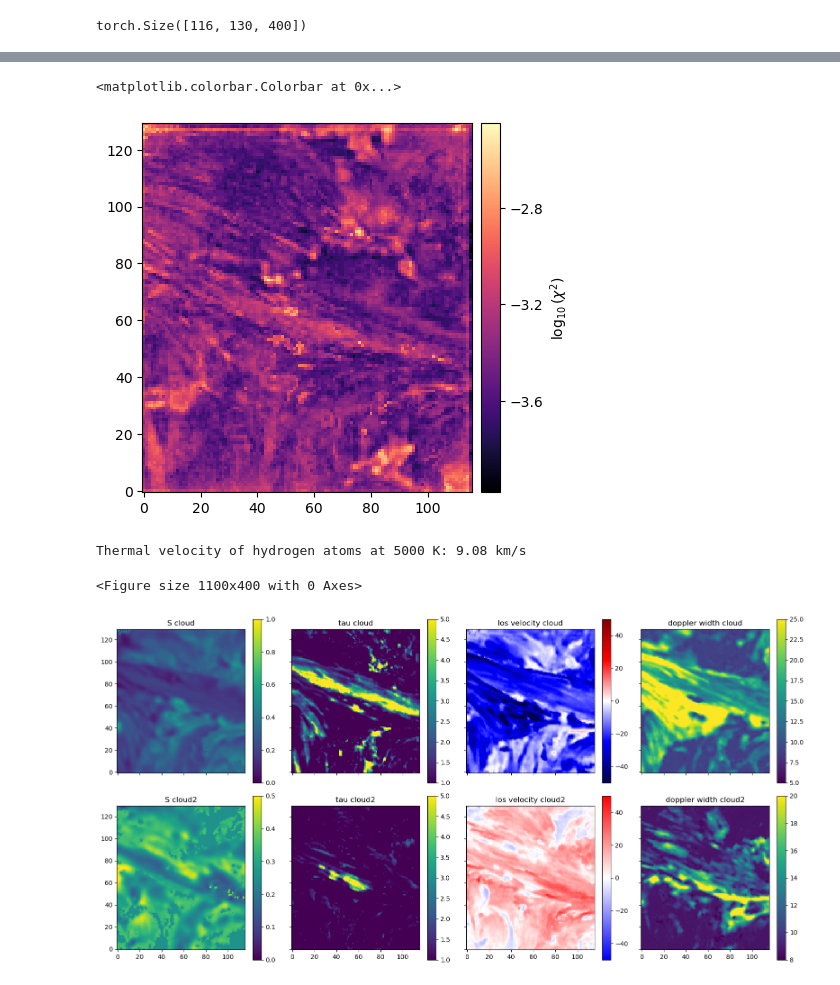
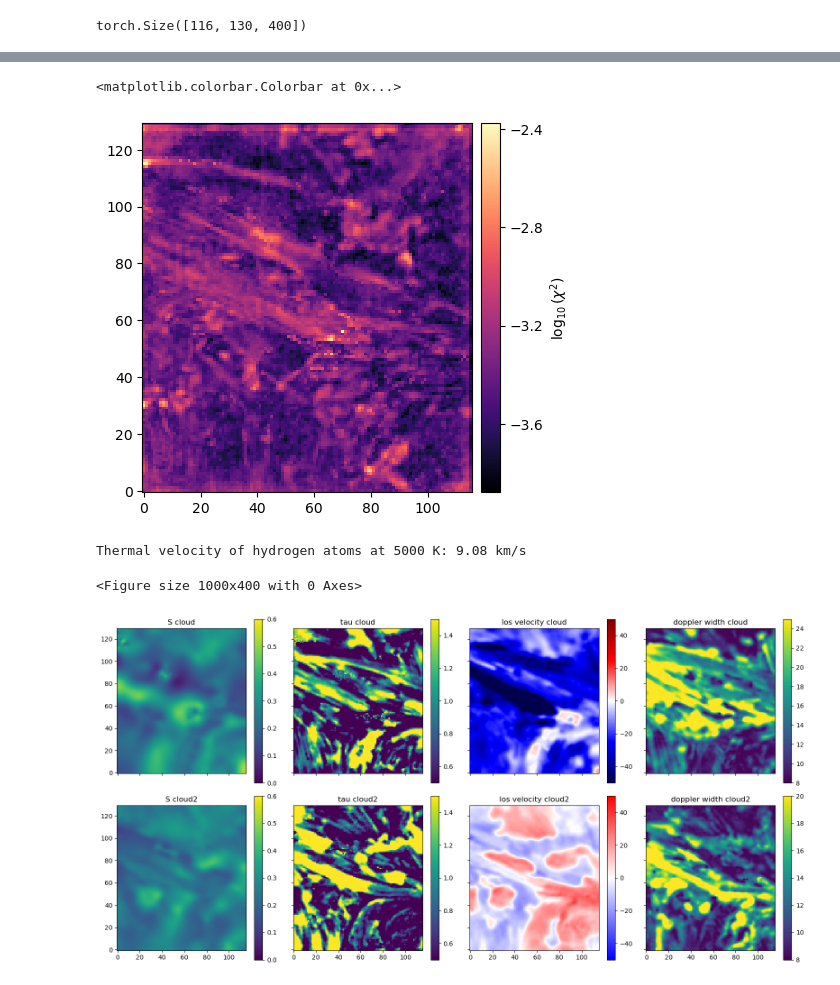
Before and after one commit to ivanzmilic/cloudtorch, a Jupyter notebook: main_gpu_bck_mparams.ipynb, the cells around one changed output, grey strips where cells are left out. Cells and saved outputs as stored; diff of their text form; code cells hidden in the pictures.

```diff
--- a/main_gpu_bck_mparams.ipynb
+++ b/main_gpu_bck_mparams.ipynb
@@ -40,15 +37,17 @@ def cloud_model(x, params=None, obs_back=None):
 
 #data_file = np.load("/mn/stornext/d20/RoCS/carlosjd/colabs/ivan/MIHI/fulldata/mihi_all_data.npz", allow_pickle=True)
 data_file = np.load("/dat/milic/MiHI_filament/mihi_all_data.npz", allow_pickle=True)
-data = np.copy(data_file['data'][13])
+# Here we are selecting the time instance
+t = 13
+data = np.copy(data_file['data'][t])
 wav = data_file['wav']
 print(data.shape)
 del(data_file)
 
 # Load reconstruction:
 data_file = np.load("/dat/milic/MiHI_filament/mihi_rvm_reconstruction_averages_skglm.npz", allow_pickle=True)
-rdata = np.copy(data_file["new_fit"][13])
-rextra = np.copy(data_file["new_extrafit"][13])
+rdata = np.copy(data_file["new_fit"][t])
+rextra = np.copy(data_file["new_extrafit"][t])
 print(rdata.shape)
 print(rextra.shape)
 del(data_file)
@@ -110,22 +111,22 @@ def optimization(optimizer,niterations,parameters,model, xl, obs, obs_back):
         reguloss = chi2loss*0.0
 
         # Strongly regularize the source function gradients. We want it super smooth.
-        reguloss += 1e2*regu2(parameters, 0, obs)
-        reguloss += 1e2*regu2(parameters, 5, obs)
+        reguloss += 1e3*regu2(parameters, 0, obs)
+        reguloss += 1e3*regu2(parameters, 5, obs)
 
         # regularize tau slightly
-        reguloss += 1e-3*regu2(parameters, 1, obs)
-        reguloss += 1e-3*regu2(parameters, 6, obs)
+        reguloss += 1e-1*regu2(parameters, 1, obs)
+        reguloss += 1e-1*regu2(parameters, 6, obs)
 
         # LOS velocity - should be regularized too, gently
-        reguloss += 1e-3*regu2(parameters, 2, obs)
-        reguloss += 1e-3*regu2(parameters, 7, obs)
+        reguloss += 1e-2*regu2(parameters, 2, obs)
+        reguloss += 1e-2*regu2(parameters, 7, obs)
 
         # And the same for the Doppler width, but even more gently
         reguloss += 1e-2*regu2(parameters, 3, obs)
         reguloss += 1e-2*regu2(parameters, 8, obs)
 
-        # Doppler width - should be regularized using regu-min to not have lower values than, say 8 km /s
+        # Doppler width - should also be regularized using regu-min to not have lower values than, say 8 km /s
         reguloss += 1e8*regu_min(parameters, 3, obs.reshape(1,obs.shape[0],obs.shape[1],-1), 8.0)
         reguloss += 1e8*regu_min(parameters, 8, obs.reshape(1,obs.shape[0],obs.shape[1],-1), 8.0)
 
@@ -254,7 +255,9 @@ def combine_parameters():
 
 # Collect all parameters that require gradients for optimizer
 params_to_optimize = []
-for param in [cloud1_S, cloud1_tau, cloud1_vlos, cloud1_doppler, cloud1_loga,
-              cloud2_S, cloud2_tau, cloud2_vlos, cloud2_doppler, cloud2_loga]:
+for param in [cloud1_S, cloud1_tau, cloud1_vlos, cloud1_doppler, cloud1_loga, cloud2_S, cloud2_tau, cloud2_vlos, cloud2_doppler, cloud2_loga]:
     if param.requires_grad:
         params_to_optimize.append(param)
+
+# Parameters:
+print("info:: parameters:", torch.mean(combine_parameters(), axis=0))
@@ -270,8 +268,10 @@ torch.cuda.empty_cache()
 # %%
+torch.cuda.empty_cache()
+
 # ====================================================================
 # Send all the info to the optimization module inside the utils.py file:
 optimizer = torch.optim.Adam(params_to_optimize, lr=5e-2)
-niter = 3000
+niter = 5000
 mymodel = cloud_model # Model from the above
 parameters, fit_spectra = optimization(optimizer=optimizer,niterations=niter,
                                         parameters=combine_parameters(),model=mymodel,xl=xl,obs=tofit_pt, obs_back=tofit_background_pt.reshape(n_pixels,-1))
@@ -360,7 +329,7 @@ im = plt.imshow(np.log10(chisq).T, origin='lower', cmap='magma')
 add_colorbar(im, label=r'$\log_{10}(\chi^2)$')
 # %% [output]
 <matplotlib.colorbar.Colorbar at 0x...>
-[figure, old version]
+[figure, new version]
 # %%
 # Velocity of hydrogen atoms at prominence temperatures (5000 K at the least is:)
 k_B = 1.380649e-23  # Boltzmann constant in J/K
@@ -372,28 +341,28 @@ print(f"Thermal velocity of hydrogen atoms at {T} K: {v_thermal_kms:.2f} km/s")
 # %% [output]
 Thermal velocity of hydrogen atoms at 5000 K: 9.08 km/s
 # %%
-labels = ['S cloud', 'tau cloud', 'los velocity cloud', 'doppler width cloud',
-          'S cloud2', 'tau cloud2', 'los velocity cloud2',
+labels = ['S cloud', 'tau cloud', 'los velocity cloud', 'doppler width cloud',\
+          'S cloud2', 'tau cloud2', 'los velocity cloud2',\
           'doppler width cloud2']
 
 to_plot = np.array([0,1,2,3,5,6,7,8])
-vmin_limit  = np.array([0.0, 1.0, -50.0, 5.0, 0.0, 1.0, -50.0, 8.0])
-vmaX_limit  = np.array([1.0, 5.0, 50.0, 25.0, 0.5, 5.0, 50.0, 20.0])
+vmin_limit  = np.array([0.0, 0.5, -50.0, 8.0, 0.0, 0.5, -50.0, 8.0])
+vmaX_limit  = np.array([0.6, 1.5, 50.0, 25.0, 0.6, 1.5, 50.0, 20.0])
 
 cmaps = ['viridis', 'viridis', 'seismic', 'viridis', 'viridis', 'viridis', 'bwr', 'viridis']
 
-plt.figure(figsize=[11, 4])
+plt.figure(figsize=[10, 4])
 fig, axes = plt.subplots(2, 4, figsize=[16, 8], sharex=True, sharey=True)
 ax = axes.flatten()
 for i in range(8):
     im = ax[i].imshow(parameters[:, :, to_plot[i]].T, origin='lower', cmap=cmaps[i], vmin=vmin_limit[i], vmax=vmaX_limit[i])
     ax[i].set_title(labels[i])
     fig.colorbar(im, ax=ax[i])
 plt.tight_layout()
 plt.savefig("inversion_results.png", bbox_inches='tight')
 # %% [output]
-<Figure size 1100x400 with 0 Axes>
+<Figure size 1000x400 with 0 Axes>
-[figure, old version]
+[figure, new version]
 # %%
 plt.figure(figsize=[12,5])
 plt.subplot(121)
```
Also changed, not shown: parts of 21 cells of this notebook.
